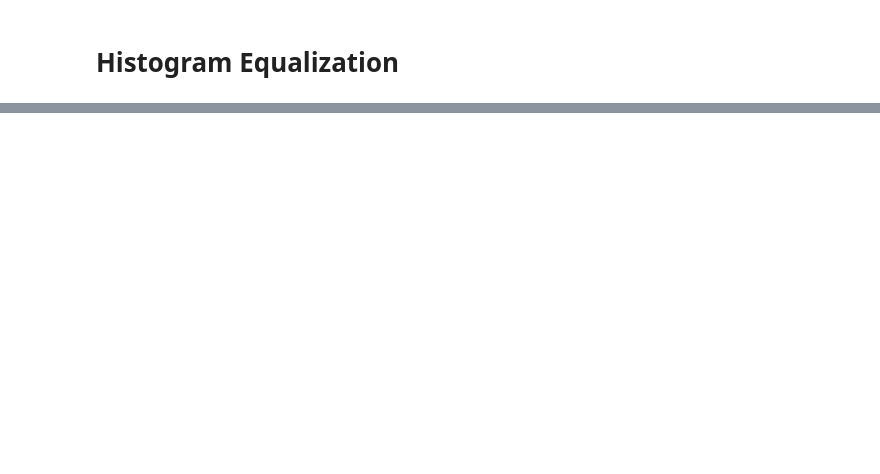
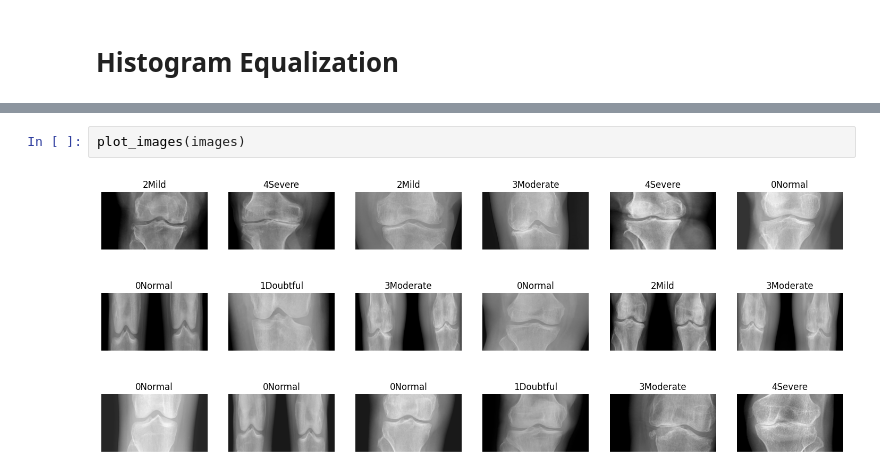
Before and after one commit to ssabrut/knee-arthritis-detection, a Jupyter notebook: Annotated_Dataset_for_Knee_Arthritis_Detection.ipynb, the cells around one changed output, grey strips where cells are left out. Drawn from its saved outputs; the diff is of its cells as text; blank space fills up the shorter version.

```diff
--- a/Annotated_Dataset_for_Knee_Arthritis_Detection.ipynb
+++ b/Annotated_Dataset_for_Knee_Arthritis_Detection.ipynb
@@ -116,0 +107,4 @@ plot_images(he_images)
+# %%
+plot_images(images)
+# %% [output]
+[figure, added]
```
Also changed, not shown: parts of 12 cells of this notebook.
